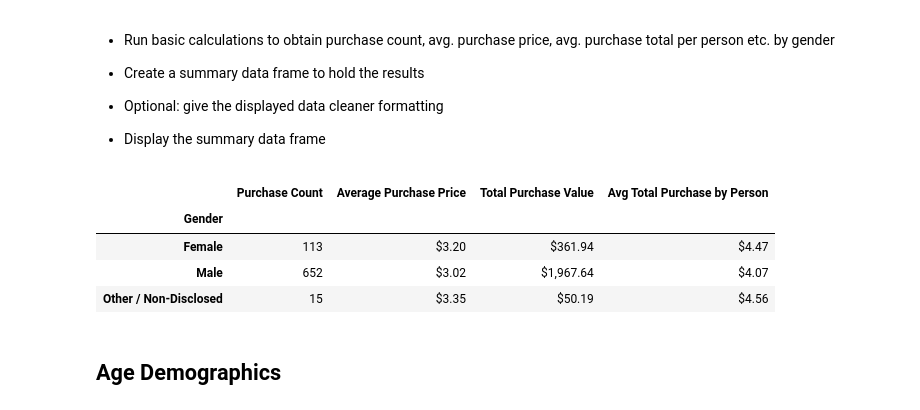
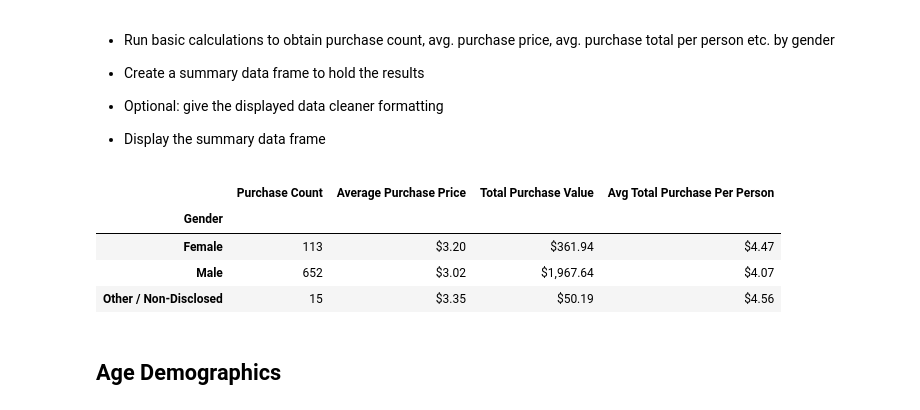
Before and after one commit to pspitzer86/Pandas-Challenge, a Jupyter notebook: HeroesofPymoli/HeroesofPymoli_Outputs.ipynb, the cells around one changed output. Cells and saved outputs as stored; diff of their text form; code cells hidden in the pictures.

```diff
--- a/HeroesofPymoli/HeroesofPymoli_Outputs.ipynb
+++ b/HeroesofPymoli/HeroesofPymoli_Outputs.ipynb
@@ -118,41 +118,31 @@ gender_demographics.style.format(format_percent)
 
 
 * Display the summary data frame
-# %%
-male_purchase_count = len(only_males["Purchase ID"])
-male_avg_price = round(only_males["Price"].mean(),2)
-male_total_revenue = only_males["Price"].sum()
-male_avg_ind = round(male_total_revenue/unique_males,2)
-
-female_purchase_count = len(only_females["Purchase ID"])
-female_avg_price = round(only_females["Price"].mean(),2)
-female_total_revenue = only_females["Price"].sum()
-female_avg_ind = round(female_total_revenue/unique_females,2)
-
-other_purchase_count = len(only_other["Purchase ID"])
-other_avg_price = round(only_other["Price"].mean(),2)
-other_total_revenue = only_other["Price"].sum()
-other_avg_ind = round(other_total_revenue/unique_other,2)
-
-purchasing_analysis_gender = pd.DataFrame({"Gender": ["Female", "Male", "Other / Non-Disclosed"],
-                                           "Purchase Count": [female_purchase_count, male_purchase_count, other_purchase_count],
-                                           "Average Purchase Price" : [female_avg_price, male_avg_price, other_avg_price],
-                                           "Total Purchase Value" : [female_total_revenue, male_total_revenue, other_total_revenue],
-                                           "Avg Total Purchase by Person" : [female_avg_ind, male_avg_ind, other_avg_ind]})
-
-purchasing_analysis_gender_indexed = purchasing_analysis_gender.set_index("Gender", inplace=True)
-
-# formatting found on https://pbpython.com/styling-pandas.html
-
-format_price = {"Average Purchase Price" :"${:,.2f}", "Total Purchase Value" : "${:,.2f}", "Avg Total Purchase by Person" : "${:,.2f}"}
-
-purchasing_analysis_gender.style.format(format_price)
-# %% [output]
-|  | Purchase Count | Average Purchase Price | Total Purchase Value | Avg Total Purchase by Person |
-| Gender |  |  |  |  |
-| Female | 113 | $3.20 | $361.94 | $4.47 |
-| Male | 652 | $3.02 | $1,967.64 | $4.07 |
-| Other / Non-Disclosed | 15 | $3.35 | $50.19 | $4.56 |
+# %%
+purchases_per_gender = purchase_data.groupby("Gender")["Purchase ID"].count()
+avg_price_per_gender = round(purchase_data.groupby("Gender")["Price"].mean(),2)
+total_price_per_gender = purchase_data.groupby("Gender")["Price"].sum()
+avg_price_per_person_per_gender = round(total_price_per_gender/number_per_age,2)
+
+merged_gender_group_prices = pd.merge(purchases_per_gender, avg_price_per_gender, on = "Gender")
+merged_gender_group_prices_all = pd.merge(merged_gender_group_prices, total_price_per_gender, on = "Gender")
+merged_gender_group_prices_all["Avg Total Purchase Per Person"] = merged_gender_group_prices_all["Price_y"]/gender_demographics.loc[gender_demographics.index[:]]["Total Count"]
+
+purchasing_analysis_gender = merged_gender_group_prices_all.rename(columns={"Purchase ID" : "Purchase Count",
+                                                                            "Price_x": "Average Purchase Price",
+                                                                            "Price_y": "Total Purchase Value"})
+
+# formatting found on https://pbpython.com/styling-pandas.html
+
+format_price = {"Average Purchase Price" :"${:,.2f}", "Total Purchase Value" : "${:,.2f}", "Avg Total Purchase Per Person" : "${:,.2f}"}
+
+purchasing_analysis_gender.style.format(format_price)
+# %% [output]
+|  | Purchase Count | Average Purchase Price | Total Purchase Value | Avg Total Purchase Per Person |
+| Gender |  |  |  |  |
+| Female | 113 | $3.20 | $361.94 | $4.47 |
+| Male | 652 | $3.02 | $1,967.64 | $4.07 |
+| Other / Non-Disclosed | 15 | $3.35 | $50.19 | $4.56 |
 # %% [markdown]
 ## Age Demographics
 # %% [markdown]
```
Also changed, not shown: parts of 1 cell of this notebook.
